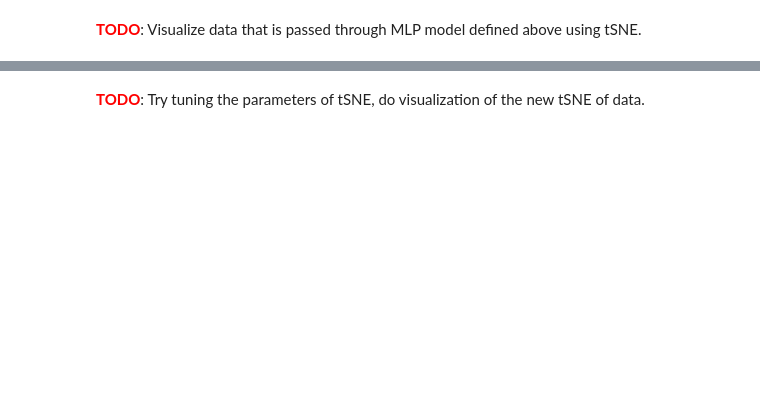
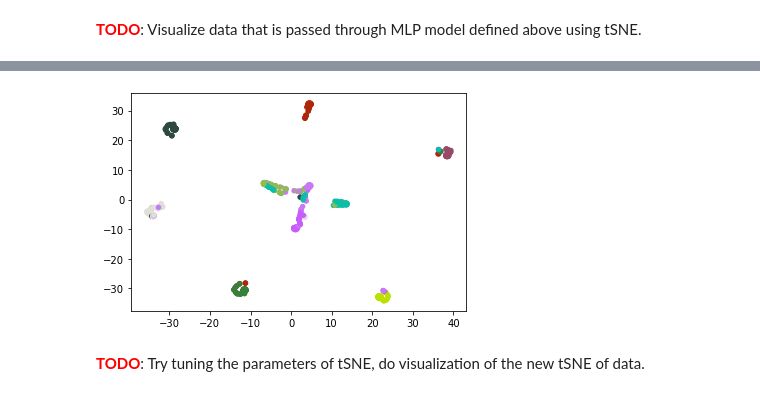
Before and after one commit to ecbme4040/e4040-2022fall-assign1-tw2834, a Jupyter notebook: task3-mlp_tensorflow.ipynb, the cells around one changed output, grey strips where cells are left out. Saved outputs shown, nothing was run; the diff lists cells and outputs as text; code cells hidden in the pictures; blank space fills up the shorter version.

Commit message:
tsne changes

```diff
--- a/task3-mlp_tensorflow.ipynb
+++ b/task3-mlp_tensorflow.ipynb
@@ -497,8 +518,11 @@ tic = time.time()
 # Hint: Pass data through affine and dense layers (model.layers) and then   #
 # apply softmax to obtain output of the MLP model.                          #
 #############################################################################
-
-
+from utils.classifiers.softmax import softmax
+input_x = model.layers[0].feedforward(X)
+input_x = model.layers[1].feedforward(input_x)
+out = softmax(input_x)
+Y = tsne(out, low_dim=2, perplexity=30.0)
 #############################################################################
 #                          END OF YOUR CODE                                 #
 #############################################################################
@@ -507,14 +547,20 @@ print("it takes {} seconds".format(time.time()-tic))
 # %%
 # visualize tSNE 2D representation of data after two hidden layers
 #############################################################################
 #                          START OF YOUR CODE                               #
 # Hint: See tSNE visualization of original data                             #
 #############################################################################
-
+labels = y_test[random_select]
+colors = np.random.rand(20,3)
+color_labels = [colors[int(i)] for i in labels.tolist()]
+plt.scatter(Y[:,0], Y[:,1], 20, color_labels)
+plt.show()
 
 #############################################################################
 #                          END OF YOUR CODE                                 #
 #############################################################################
+# %% [output]
+[figure, added]
 # %% [markdown]
 <span style="color:red"><strong>TODO</strong></span>: Try tuning the parameters of tSNE, do visualization of the new tSNE of data.
 # %%
```
Also changed, not shown: parts of 11 cells of this notebook, 2 other files.
